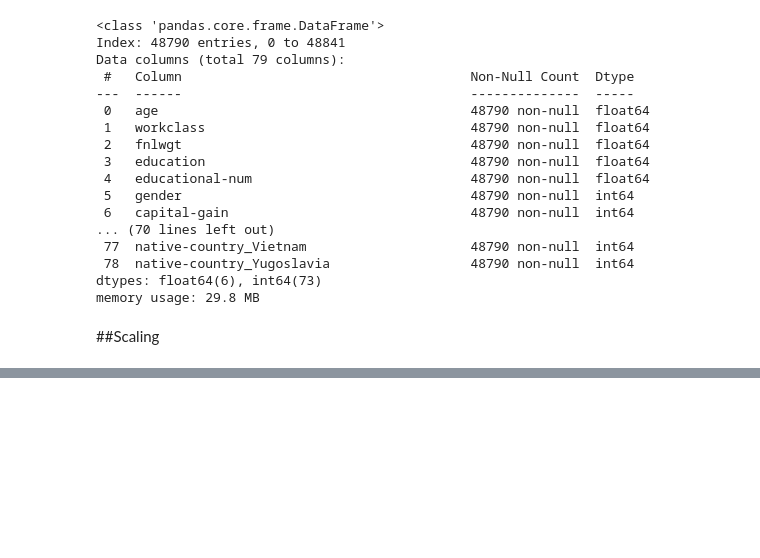
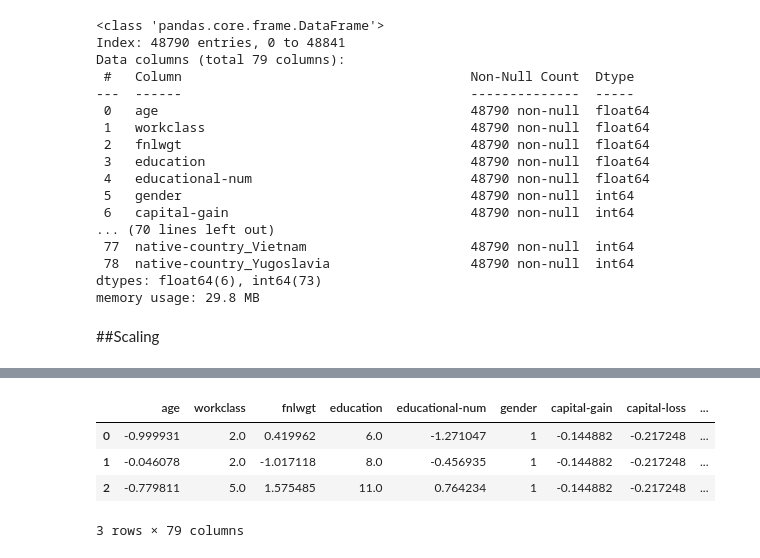
Before and after one commit to eshhha/ADULT_INCOME___PREDICTION, a Jupyter notebook: Adult_Income_prediction(preprocessing).ipynb, the cells around one changed output, grey strips where cells are left out. Saved outputs shown, nothing was run; the diff lists cells and outputs as text; code cells hidden in the pictures; blank space fills up the shorter version.

```diff
--- a/Adult_Income_prediction(preprocessing).ipynb
+++ b/Adult_Income_prediction(preprocessing).ipynb
@@ -618,0 +661,9 @@ memory usage: 29.8 MB
+# %%
+# Display first 3 rows
+df_ohc.head(3)
+# %% [output]
+|  | age | workclass | fnlwgt | education | educational-num | gender | capital-gain | capital-loss | ... |
+| 0 | -0.999931 | 2.0 | 0.419962 | 6.0 | -1.271047 | 1 | -0.144882 | -0.217248 | ... |
+| 1 | -0.046078 | 2.0 | -1.017118 | 8.0 | -0.456935 | 1 | -0.144882 | -0.217248 | ... |
+| 2 | -0.779811 | 5.0 | 1.575485 | 11.0 | 0.764234 | 1 | -0.144882 | -0.217248 | ... |
+3 rows × 79 columns
```
Also changed, not shown: parts of 13 cells of this notebook.
